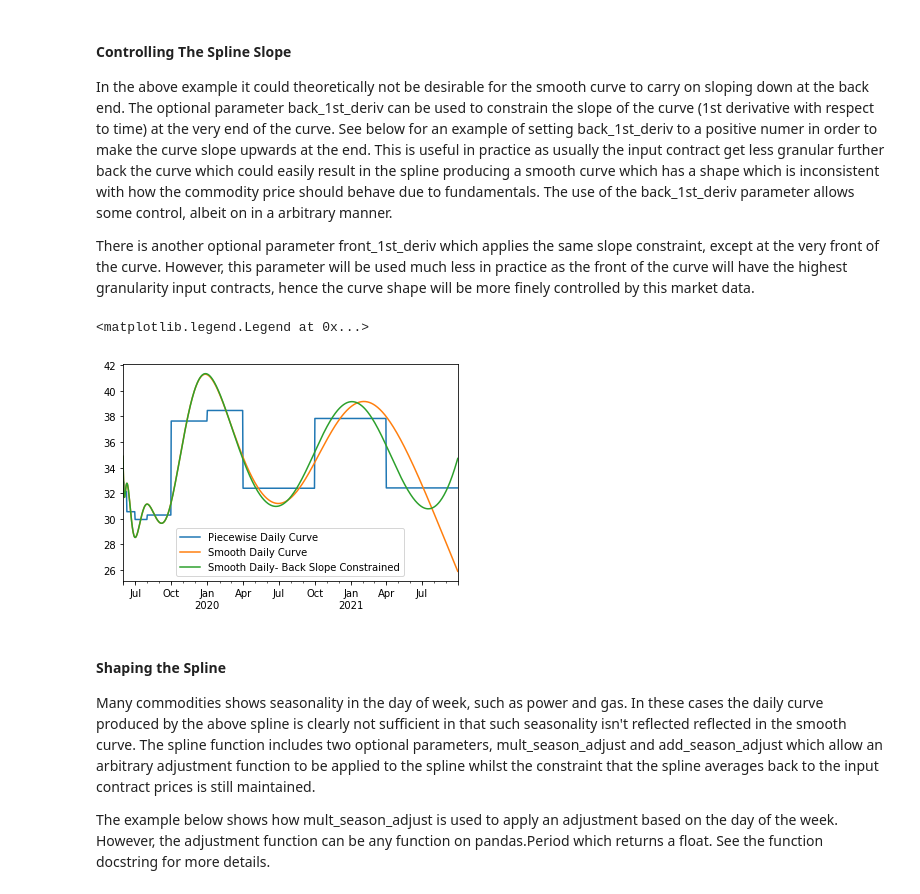
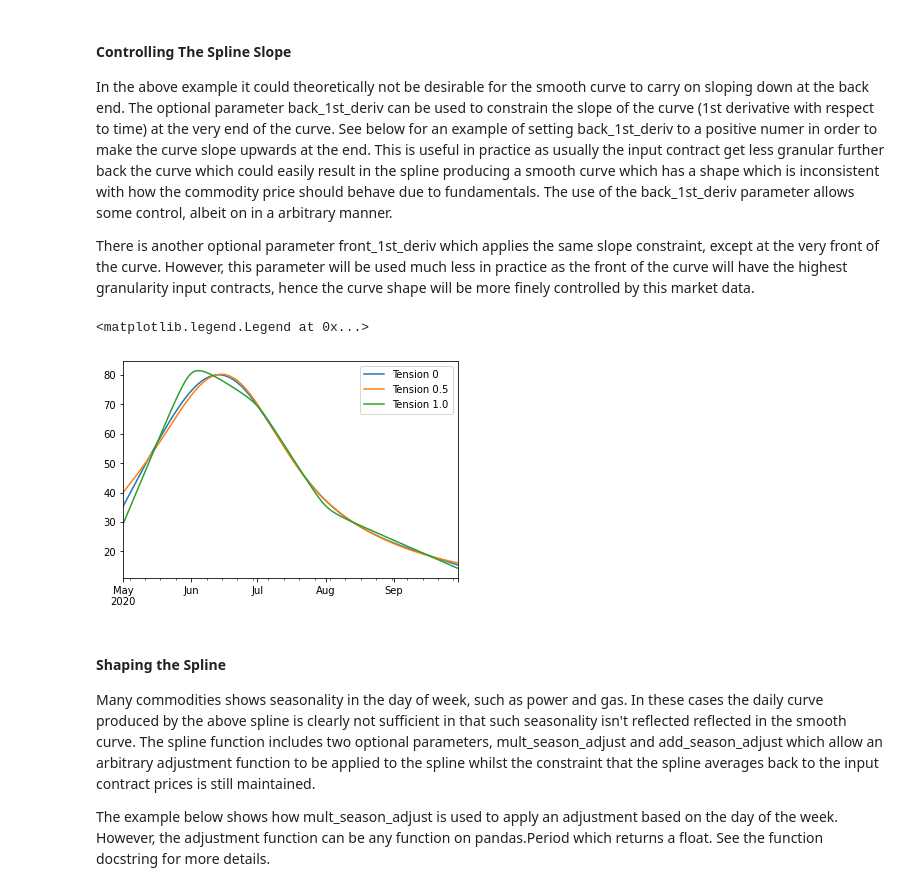
Before and after one commit to tpberntsen/curves, a Jupyter notebook: samples/python/curves_tutorial.ipynb, the cells around one changed output. Saved outputs shown, nothing was run; the diff lists cells and outputs as text; code cells hidden in the pictures.

```diff
--- a/samples/python/curves_tutorial.ipynb
+++ b/samples/python/curves_tutorial.ipynb
@@ -282,17 +290,27 @@ In the above example it could theoretically not be desirable for the smooth curv
 This is useful in practice as usually the input contract get less granular further back the curve which could easily result in the spline producing a smooth curve which has a shape which is inconsistent with how the commodity price should behave due to fundamentals. The use of the back_1st_deriv parameter allows some control, albeit on in a arbitrary manner.
 
 There is another optional parameter front_1st_deriv which applies the same slope constraint, except at the very front of the curve. However, this parameter will be used much less in practice as the front of the curve will have the highest granularity input contracts, hence the curve shape will be more finely controlled by this market data.
-# %%
-back_end_slope = 0.11
-smooth_curve_back_slope = max_smooth_interp(bc_for_spline, freq='D', back_1st_deriv=back_end_slope)
-
-pc_for_spline.plot(legend=True)
-smooth_curve.plot(legend=True)
-ax = smooth_curve_back_slope.plot(legend=True)
-ax.legend(["Piecewise Daily Curve", "Smooth Daily Curve", "Smooth Daily- Back Slope Constrained"])
-# %% [output]
-<matplotlib.legend.Legend at 0x...>
-[figure, removed]
+# %%
+from curves import hyperbolic_tension_spline
+monthly_curve = pd.Series(data=[55.6, 77.2, 52.92, 29.242, 19.024],
+                          index=pd.period_range(start=pd.Period(year=2020, month=5, freq='M'), periods=5))
+
+back_end_slope = 0.11
+tension = 0.0
+
+smooth_curve_back_slope_1 = max_smooth_interp(monthly_curve, freq='D', tension=0.0)
+smooth_curve_back_slope_2 = max_smooth_interp(monthly_curve, freq='D', tension=0.003)
+smooth_curve_back_slope_3, _ = hyperbolic_tension_spline(monthly_curve, freq='D', tension=100.0, discount_factor=lambda x: 1.0)
+
+#pc_for_spline.plot(legend=True)
+#smooth_curve.plot(legend=True)
+smooth_curve_back_slope_1.plot()
+smooth_curve_back_slope_2.plot()
+ax = smooth_curve_back_slope_3.plot(legend=True)
+ax.legend(["Tension 0", "Tension 0.5", "Tension 1.0"])
+# %% [output]
+<matplotlib.legend.Legend at 0x...>
+[figure, added]
 # %% [markdown]
 #### Shaping the Spline
 Many commodities shows seasonality in the day of week, such as power and gas. In these cases the daily curve produced by the above spline is clearly not sufficient in that such seasonality isn't reflected reflected in the smooth curve. The spline function includes two optional parameters, mult_season_adjust and add_season_adjust which allow an arbitrary adjustment function to be applied to the spline whilst the constraint that the spline averages back to the input contract prices is still maintained.
```
Also changed, not shown: parts of 6 cells of this notebook, 2 other files.
